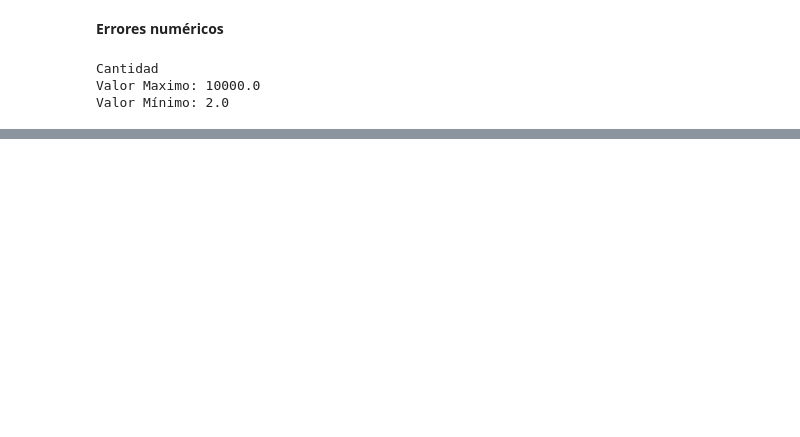
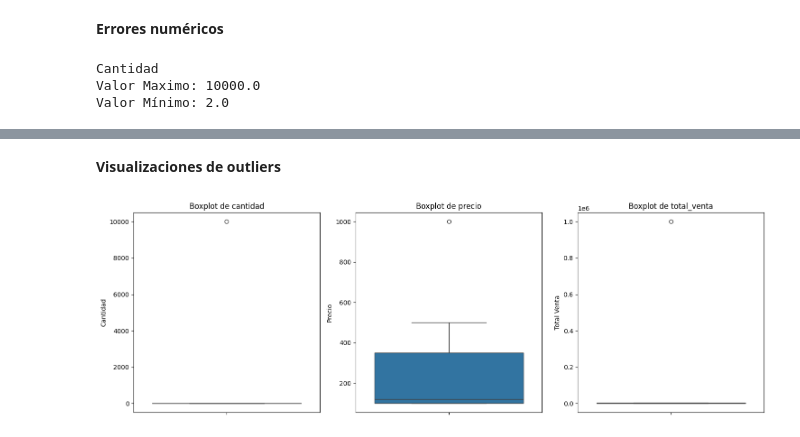
Before and after one commit to SaitoM17/ejerciciosAnalisisDatos, a Jupyter notebook: scripts/Numpy/practica.ipynb, the cells around one changed output, grey strips where cells are left out. Saved outputs shown, nothing was run; the diff lists cells and outputs as text; code cells hidden in the pictures; blank space fills up the shorter version.

```diff
--- a/scripts/Numpy/practica.ipynb
+++ b/scripts/Numpy/practica.ipynb
@@ -212,0 +256,4 @@ df
+# %%
+df['calculado'] = df['cantidad'] * df['precio']
+df['diferencia'] = df['calculado'] - df['total_venta']
+df
@@ -223,0 +307,4 @@ Valor Mínimo: 2.0
+# %%
+df.loc[7,'precio'] = 200
+df.loc[7,'total_venta'] = 600
+df
@@ -223,0 +322,4 @@ Valor Mínimo: 2.0
+# %%
+df['calculado'] = df['cantidad'] * df['precio']
+df['diferencia'] = df['calculado'] - df['total_venta']
+df
@@ -223,0 +417,19 @@ Valor Mínimo: 2.0
+# %% [markdown]
+**Visualizaciones de outliers**
+# %%
+# Columnas para las que queremos boxplots
+columns_to_plot = ['cantidad', 'precio', 'total_venta']
+
+# Crear subplots para cada boxplot
+fig, axes = plt.subplots(1, len(columns_to_plot), figsize=(15, 5)) # 1 fila, 3 columnas de gráficos
+
+# Iterar sobre las columnas y generar un boxplot para cada una
+for i, col in enumerate(columns_to_plot):
+    sns.boxplot(y=df[col], ax=axes[i])
+    axes[i].set_title(f'Boxplot de {col}')
+    axes[i].set_ylabel(col.replace('_', ' ').title()) # Formatear el label del eje y
+
+plt.tight_layout() # Ajustar el diseño para evitar superposiciones
+plt.show()
+# %% [output]
+[figure, added]
```
Also changed, not shown: parts of 59 cells of this notebook.
